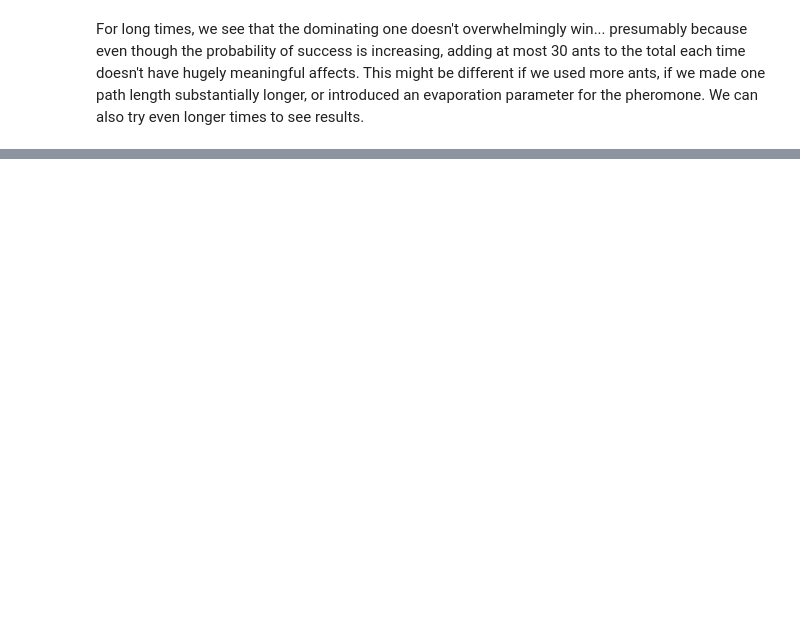
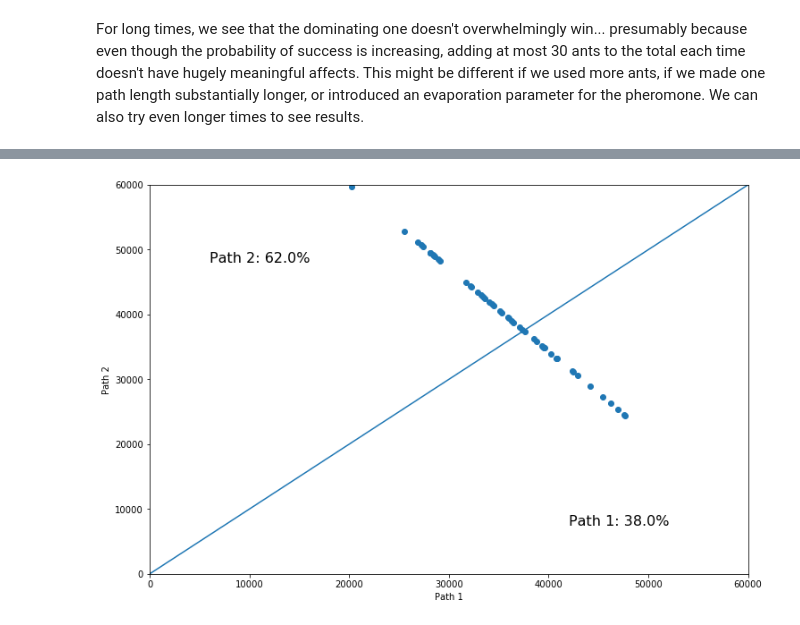
Before and after one commit to mitchnegus/NE250_mnegus, a Jupyter notebook: jrev/simple_decision_with_ants.ipynb, the cells around one changed output, grey strips where cells are left out. Saved outputs shown, nothing was run; the diff lists cells and outputs as text; code cells hidden in the pictures; blank space fills up the shorter version.

Commit message:
better result visualization in notebooks

```diff
--- a/jrev/simple_decision_with_ants.ipynb
+++ b/jrev/simple_decision_with_ants.ipynb
@@ -67,17 +67,17 @@ We start with 30 ants at point $A$, 30 ants at point $L$, and zero ants everywhe
 # %%
 def initial_ant_counts(ants_at_food,ants_at_hill):
     N = np.zeros((8,8),dtype=int)
-    N[A],N[L] = ants_at_food,ants_at_hill
+    N[A],N[M] = ants_at_food,ants_at_hill
     return N
 # %%
 N = initial_ant_counts(30,30)
 # %% [markdown]
 While we're at it, we will also make a dictionary noting which points are turns, which are endpoints, and which are intersections.
 # %%
-keypoints = {'path 1 turns': [E,F],
-             'path 2 turns': [H,I],
-             'endpoints': [A,L],
-             'intersections': [C,J]
+keypoints = {'path 1 turns': [E,G],
+             'path 2 turns': [I,J],
+             'endpoints': [A,M],
+             'intersections': [C,K]
              }
 # %% [markdown]
 Let's now look at our diagram of the situation as it initially unfolds.
@@ -213,8 +213,10 @@ class Ant:
 Now, we are starting with sixty ants total, as described by our list $N$. Let's make another list containing all of the ants.
 # %%
 def collect_ants():
-    anthill_ants = [Ant(A,'food',prob_path1,keypoints) for ant in range(N[A])]
-    food_ants = [Ant(L,'anthill',prob_path1,keypoints) for ant in range(N[L])]
+    hill_loc=A
+    food_loc=M
+    anthill_ants = [Ant(hill_loc,'food',prob_path1,keypoints) for ant in range(N[hill_loc])]
+    food_ants = [Ant(food_loc,'anthill',prob_path1,keypoints) for ant in range(N[food_loc])]
     return (anthill_ants + food_ants)
 # %% [markdown]
 At this point, our setup is complete. We can start watching the ants by advancing the timestep. After each timestep, count up the ants at each point, and then display. Also, track the pheromone placed at the midpoint of each path over time.
@@ -282,7 +286,7 @@ def many_run_pherotracker(numsamples,time):
     final_pheromone_vals = []
     for i in range(numsamples):
         pherotracker=run_for_time(time,collect_ants(),plot=False)
-        final_pheromone_vals.append([pherotracker[-1][0],[pherotracker[-1][1]]])
+        final_pheromone_vals.append([pherotracker[-1][0],pherotracker[-1][1]])
         print(final_pheromone_vals[-1])
     return np.array(final_pheromone_vals)
 # %%
@@ -293,0 +312,19 @@ plt.show()
+# %%
+samplesfig = plt.figure(figsize=(12,8))
+plt.scatter(fpv[:,0],fpv[:,1])
+uplim = 60_000
+plt.xlim(0,uplim)
+plt.xlabel('Path 1')
+plt.ylim(0,uplim)
+plt.ylabel('Path 2')
+plt.plot([0,uplim],[0,uplim])
+
+p1_more = ((fpv[:,0]-fpv[:,1]) > 0).sum()
+p1_less = ((fpv[:,0]-fpv[:,1]) < 0).sum()
+p1_perc = p1_more/(p1_more+p1_less)
+p2_perc = p1_less/(p1_more+p1_less)
+plt.text(7*uplim/10,uplim/8,'Path 1: {}%'.format(100*p1_perc),fontsize=16)
+plt.text(uplim/10,4*uplim/5,'Path 2: {}%'.format(100*p2_perc),fontsize=16)
+plt.show()
+# %% [output]
+[figure, added]
```
Also changed, not shown: parts of 6 cells of this notebook, 1 other file.
